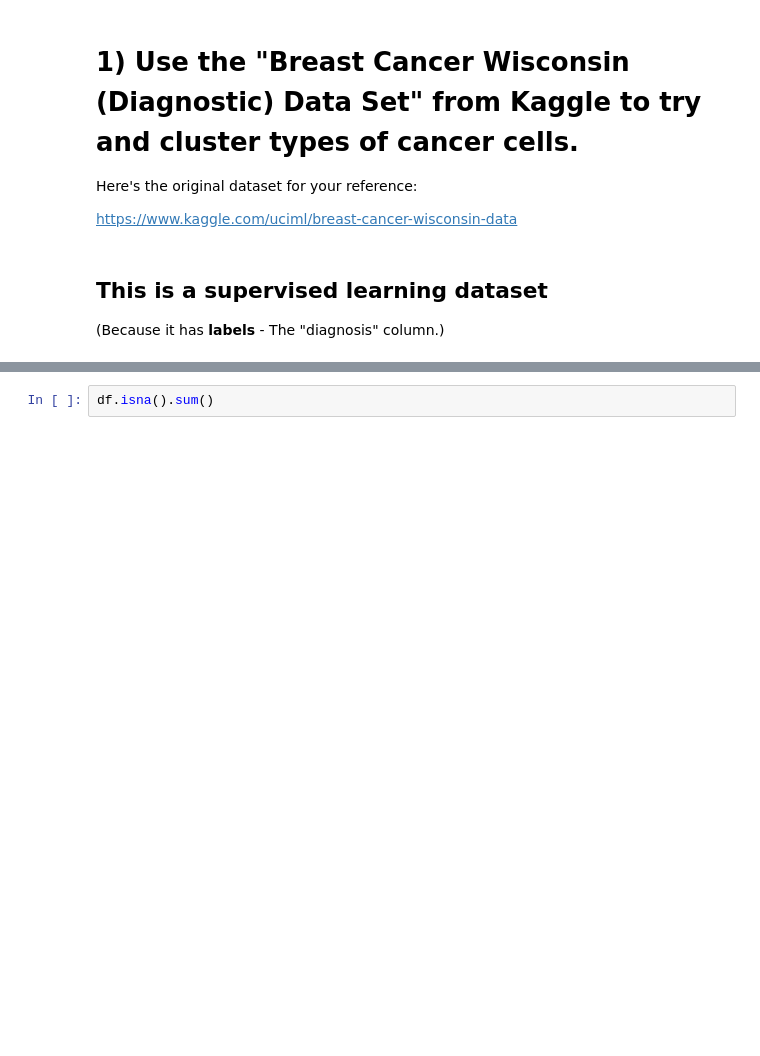
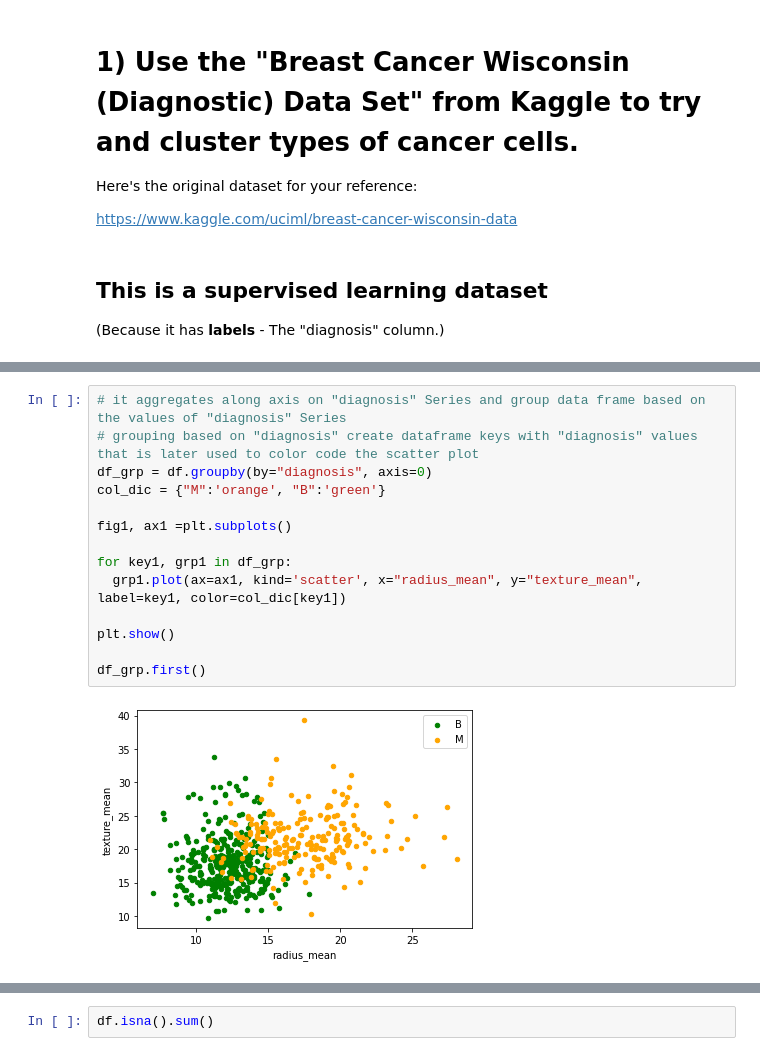
Before and after one commit to skhabiri/DS-Unit-1-Sprint-3-Linear-Algebra, a Jupyter notebook: module4-clustering/skhabiri_LS_DS_134_Clustering_Assignment.ipynb, the cells around one changed output, grey strips where cells are left out. Drawn from its saved outputs; the diff is of its cells as text; blank space fills up the shorter version.

```diff
--- a/module4-clustering/skhabiri_LS_DS_134_Clustering_Assignment.ipynb
+++ b/module4-clustering/skhabiri_LS_DS_134_Clustering_Assignment.ipynb
@@ -60,0 +46,16 @@ Name: diagnosis, dtype: int64
+# %%
+# it aggregates along axis on "diagnosis" Series and group data frame based on the values of "diagnosis" Series
+# grouping based on "diagnosis" create dataframe keys with "diagnosis" values that is later used to color code the scatter plot
+df_grp = df.groupby(by="diagnosis", axis=0)
+col_dic = {"M":'orange', "B":'green'}
+
+fig1, ax1 =plt.subplots()
+
+for key1, grp1 in df_grp:
+  grp1.plot(ax=ax1, kind='scatter', x="radius_mean", y="texture_mean", label=key1, color=col_dic[key1])
+
+plt.show()
+
+df_grp.first()
+# %% [output]
+[figure, added]
```
Also changed, not shown: parts of 60 cells of this notebook.
